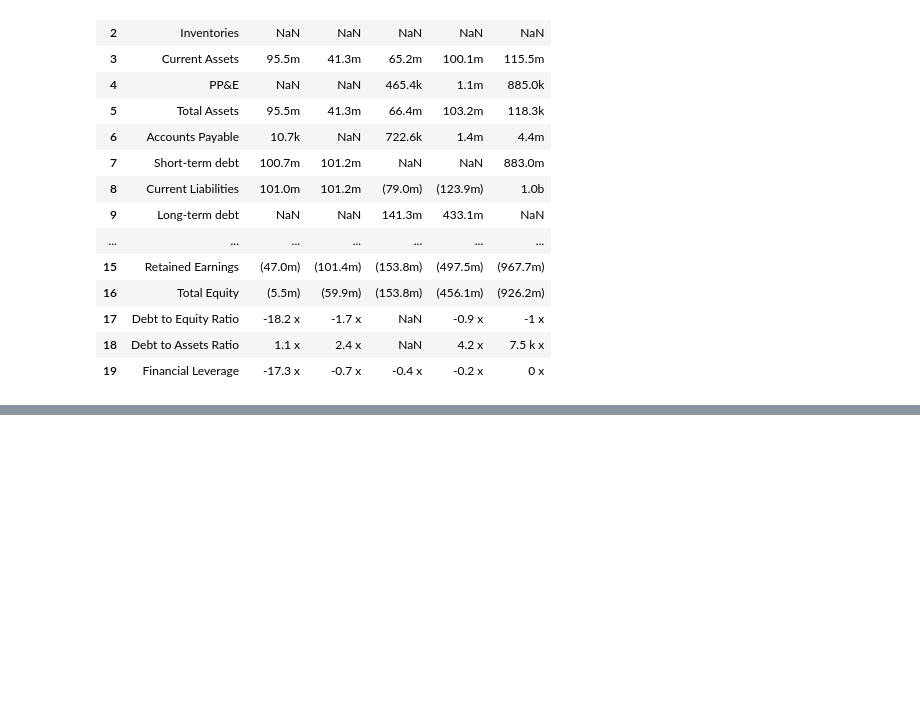
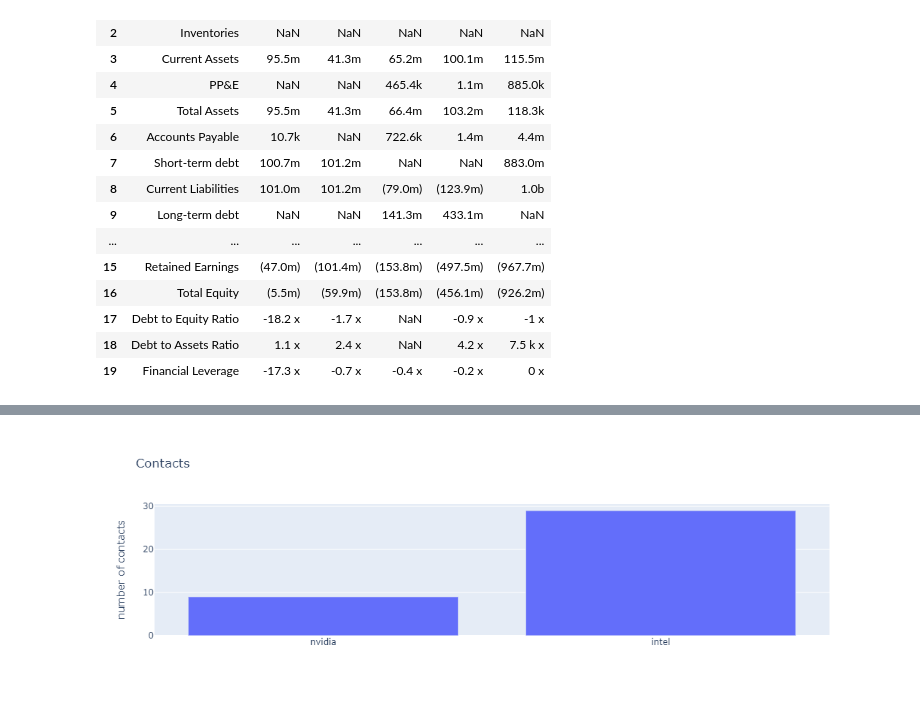
Before and after one commit to 1hachem/ScrapCo, a Jupyter notebook: presenation.ipynb, the cells around one changed output, grey strips where cells are left out. Saved outputs shown, nothing was run; the diff lists cells and outputs as text; code cells hidden in the pictures; blank space fills up the shorter version.

```diff
--- a/presenation.ipynb
+++ b/presenation.ipynb
@@ -179,0 +183,5 @@ pd.read_csv("data/company_contacts/deepmind.csv")
+# %%
+fig = ex.bar(x=["nvidia", "intel"],y=[len(nvidia_contacts),len(intel_contacts)], title= "Contacts", labels={"x":"","y":"number of contacts"})
+fig.show()
+# %% [output]
+[figure, added]
```
Also changed, not shown: parts of 19 cells of this notebook, 29 other files.
